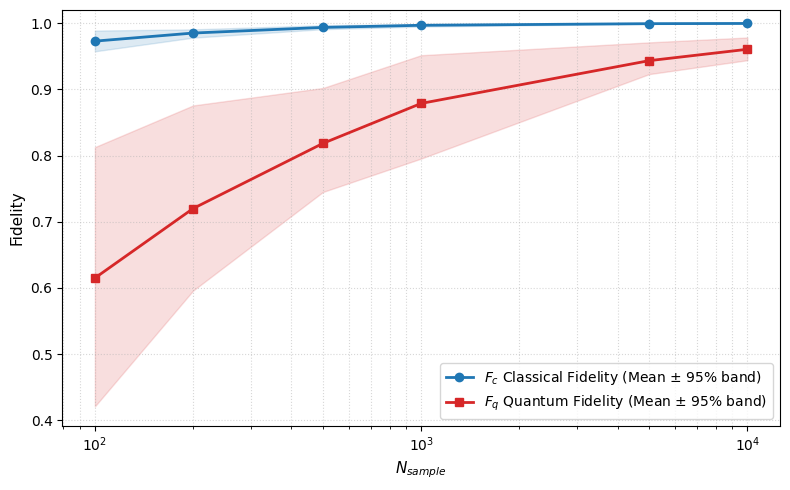
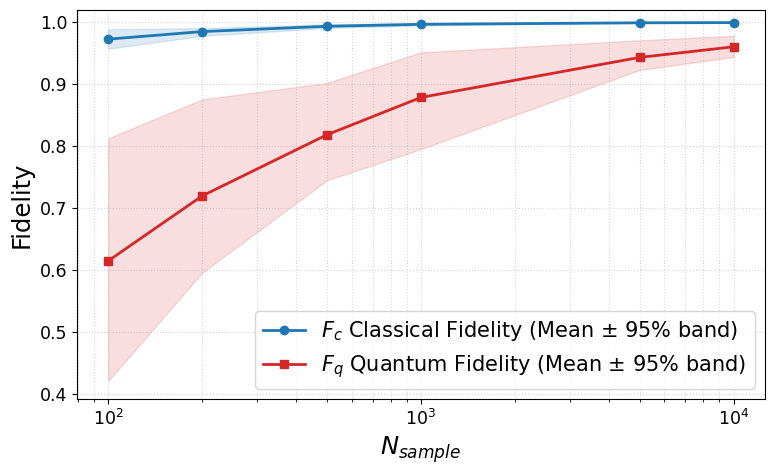
Unified diff of the notebook cell whose output changed from the first chart to the second:
--- before
+++ after
@@ -38,6 +38,6 @@
 ax.set_xscale('log')
 ax.set_ylim(None, 1.02) 
-ax.set_xlabel(r"$N_{sample}$", fontsize=11)
-ax.set_ylabel("Fidelity", fontsize=11)
+ax.set_xlabel(r"$N_{sample}$")
+ax.set_ylabel("Fidelity")
 
 ax.grid(True, which='both', ls=':', alpha=0.5)
@@ -50,5 +50,5 @@
 
 # -- save fig --
-fig.savefig(FIGS_DIR / 'MLE_convergence_fidelities.svg', bbox_inches='tight')
+fig.savefig(FIGS_DIR / 'MLE_convergence_fidelities2.svg', bbox_inches='tight')
 
 plt.show()

Commit: adjustments in dim/scale for report plots